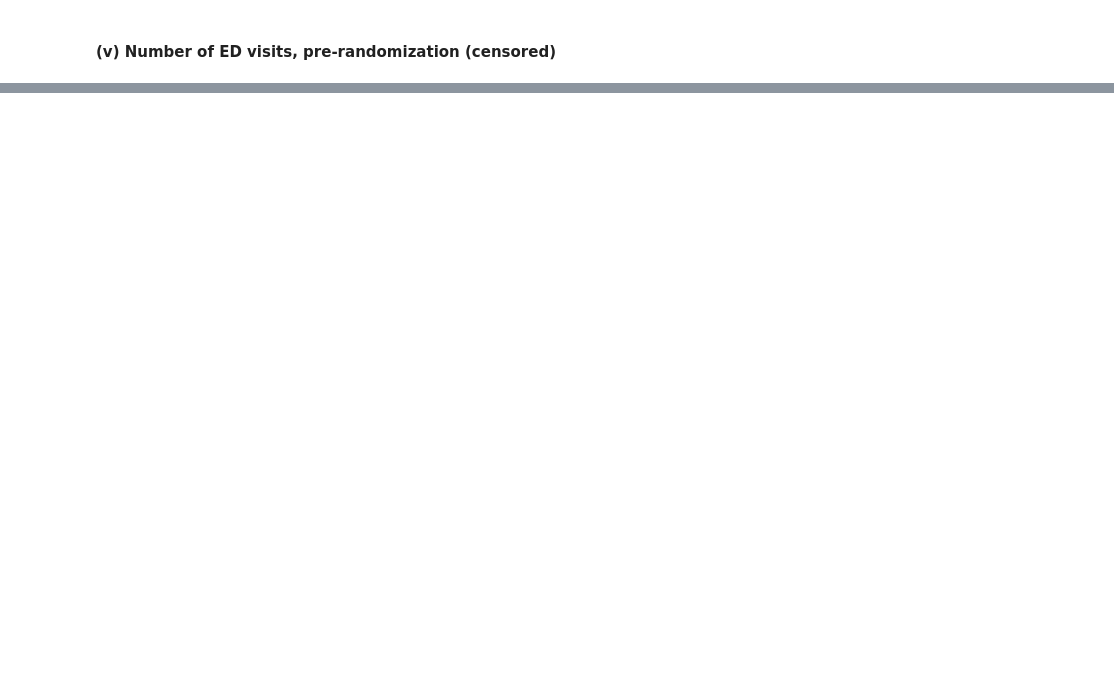
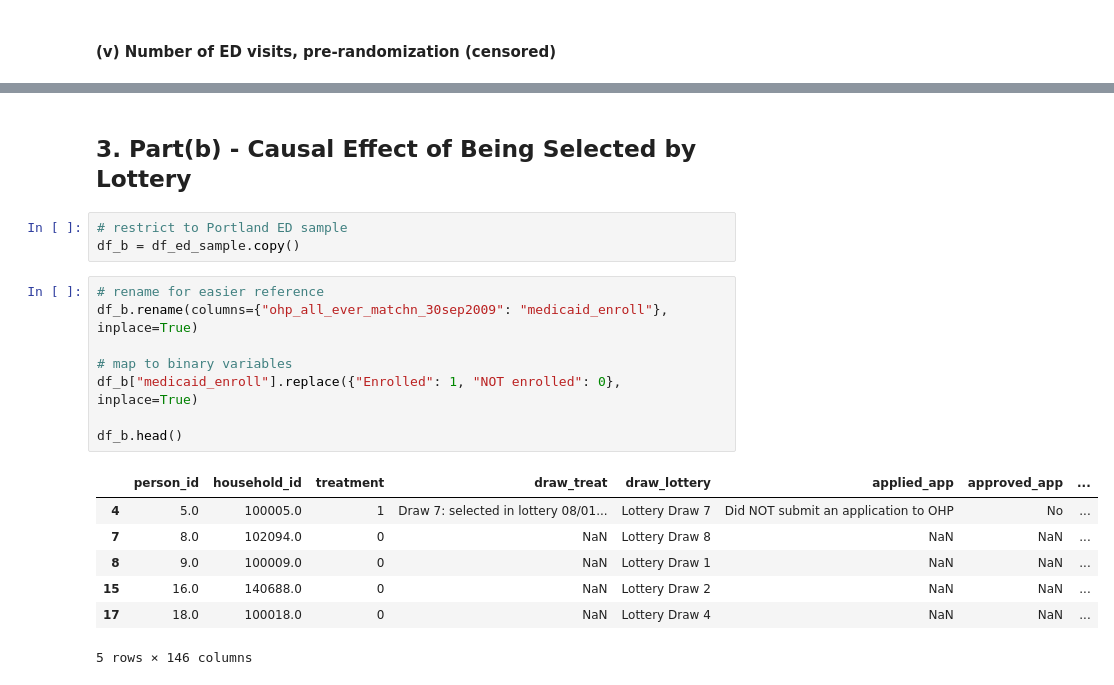
Before and after one commit to Zora-10/Machine-Learning-Individual-Project, a Jupyter notebook: Project 2/solution/solution.ipynb, the cells around one changed output, grey strips where cells are left out. Saved outputs shown, nothing was run; the diff lists cells and outputs as text; blank space fills up the shorter version.

```diff
--- a/Project 2/solution/solution.ipynb
+++ b/Project 2/solution/solution.ipynb
@@ -203,0 +249,21 @@ Notes:
+# %% [markdown]
+## 3. Part(b) - Causal Effect of Being Selected by Lottery
+# %%
+# restrict to Portland ED sample
+df_b = df_ed_sample.copy()
+# %%
+# rename for easier reference
+df_b.rename(columns={"ohp_all_ever_matchn_30sep2009": "medicaid_enroll"}, inplace=True)
+
+# map to binary variables
+df_b["medicaid_enroll"].replace({"Enrolled": 1, "NOT enrolled": 0}, inplace=True)
+
+df_b.head()
+# %% [output]
+|  | person_id | household_id | treatment | draw_treat | draw_lottery | applied_app | approved_app | ... |
+| 4 | 5.0 | 100005.0 | 1 | Draw 7: selected in lottery 08/01... | Lottery Draw 7 | Did NOT submit an application to OHP | No | ... |
+| 7 | 8.0 | 102094.0 | 0 | NaN | Lottery Draw 8 | NaN | NaN | ... |
+| 8 | 9.0 | 100009.0 | 0 | NaN | Lottery Draw 1 | NaN | NaN | ... |
+| 15 | 16.0 | 140688.0 | 0 | NaN | Lottery Draw 2 | NaN | NaN | ... |
+| 17 | 18.0 | 100018.0 | 0 | NaN | Lottery Draw 4 | NaN | NaN | ... |
+5 rows × 146 columns
```
Also changed, not shown: parts of 22 cells of this notebook.
